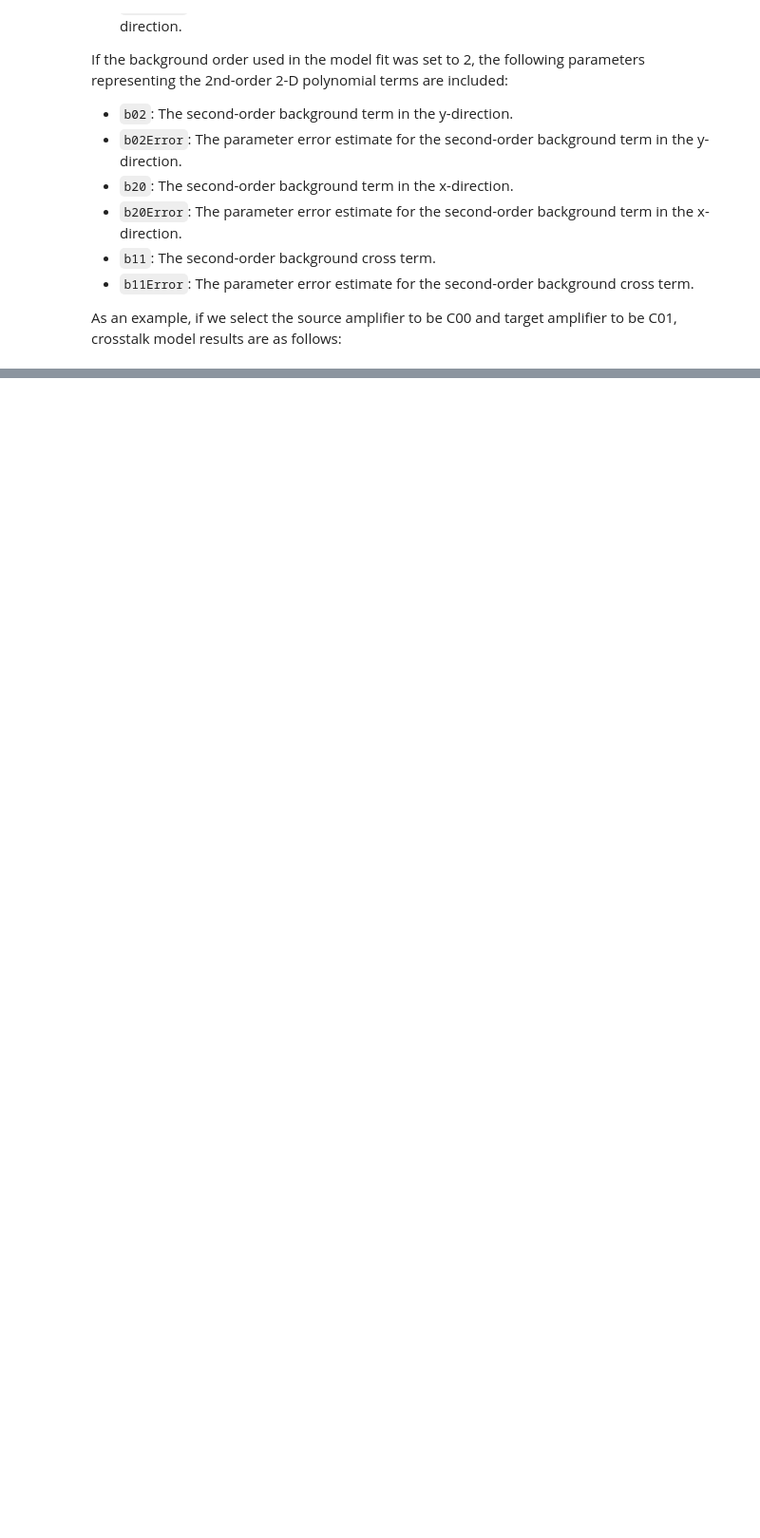
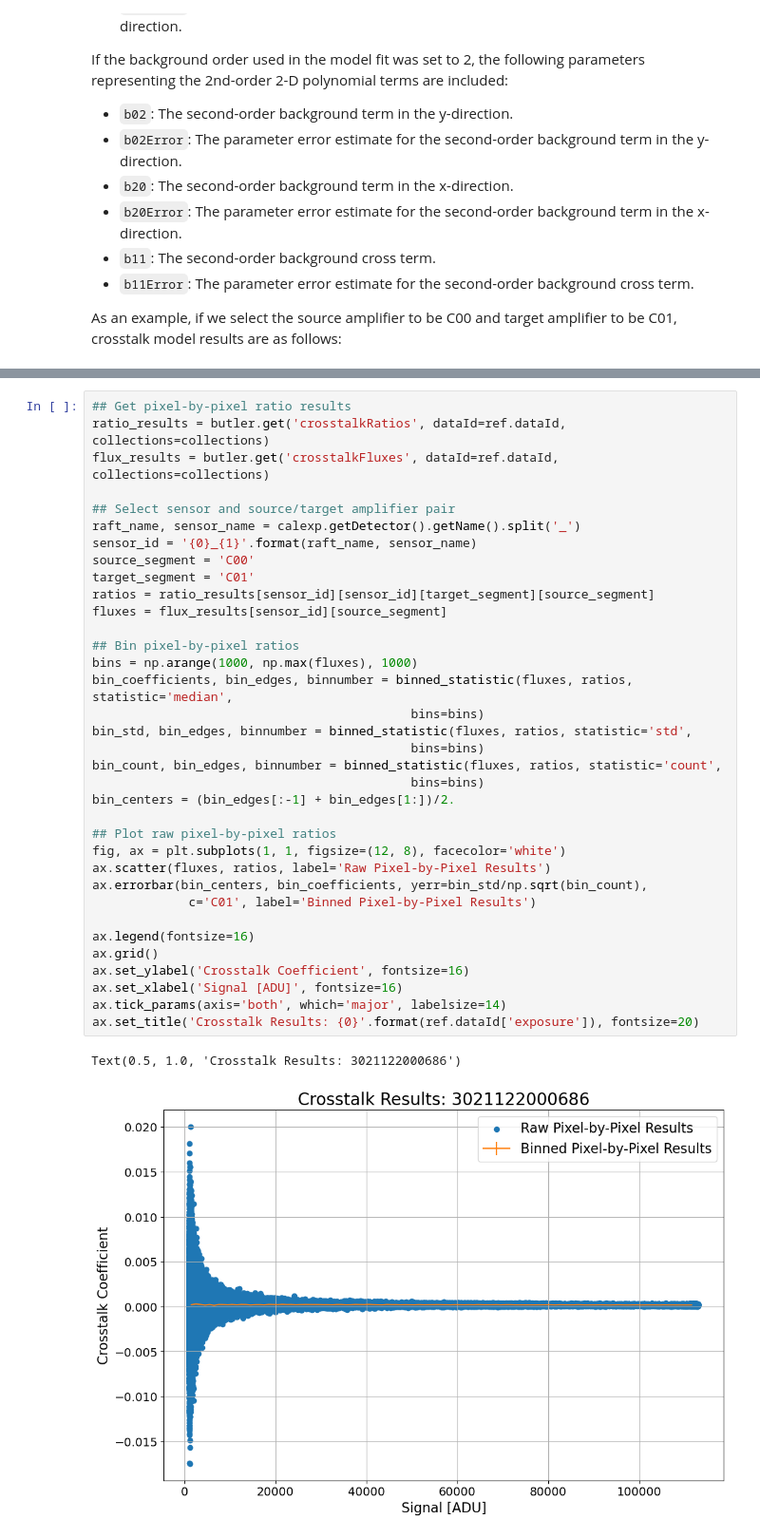
Before and after one commit to Snyder005/mixcoatl, a Jupyter notebook: notebooks/Example_CrosstalkResults.ipynb, the cells around one changed output, grey strips where cells are left out. Shown at 95% size. Saved outputs shown, nothing was run; the diff lists cells and outputs as text; blank space fills up the shorter version.

```diff
--- a/notebooks/Example_CrosstalkResults.ipynb
+++ b/notebooks/Example_CrosstalkResults.ipynb
@@ -231,3 +237,41 @@ b11Error    5.74E-06
+# %%
+## Get pixel-by-pixel ratio results
+ratio_results = butler.get('crosstalkRatios', dataId=ref.dataId, collections=collections)
+flux_results = butler.get('crosstalkFluxes', dataId=ref.dataId, collections=collections)
+
+## Select sensor and source/target amplifier pair
+raft_name, sensor_name = calexp.getDetector().getName().split('_')
+sensor_id = '{0}_{1}'.format(raft_name, sensor_name)
+source_segment = 'C00'
+target_segment = 'C01'
+ratios = ratio_results[sensor_id][sensor_id][target_segment][source_segment]
+fluxes = flux_results[sensor_id][source_segment]
+
+## Bin pixel-by-pixel ratios
+bins = np.arange(1000, np.max(fluxes), 1000)
+bin_coefficients, bin_edges, binnumber = binned_statistic(fluxes, ratios, statistic='median',
+                                           bins=bins)
+bin_std, bin_edges, binnumber = binned_statistic(fluxes, ratios, statistic='std',
+                                           bins=bins)
+bin_count, bin_edges, binnumber = binned_statistic(fluxes, ratios, statistic='count',
+                                           bins=bins)
+bin_centers = (bin_edges[:-1] + bin_edges[1:])/2.
+
+## Plot raw pixel-by-pixel ratios
+fig, ax = plt.subplots(1, 1, figsize=(12, 8), facecolor='white')
+ax.scatter(fluxes, ratios, label='Raw Pixel-by-Pixel Results')
+ax.errorbar(bin_centers, bin_coefficients, yerr=bin_std/np.sqrt(bin_count),
+             c='C01', label='Binned Pixel-by-Pixel Results')
+
+ax.legend(fontsize=16)
+ax.grid()
+ax.set_ylabel('Crosstalk Coefficient', fontsize=16)
+ax.set_xlabel('Signal [ADU]', fontsize=16)
+ax.tick_params(axis='both', which='major', labelsize=14)
+ax.set_title('Crosstalk Results: {0}'.format(ref.dataId['exposure']), fontsize=20)
+# %% [output]
+Text(0.5, 1.0, 'Crosstalk Results: 3021122000686')
+[figure, added]
 # %% [markdown]
 ## Crosstalk Calibration Results
 
```
Also changed, not shown: parts of 5 cells of this notebook, 3 other files.
